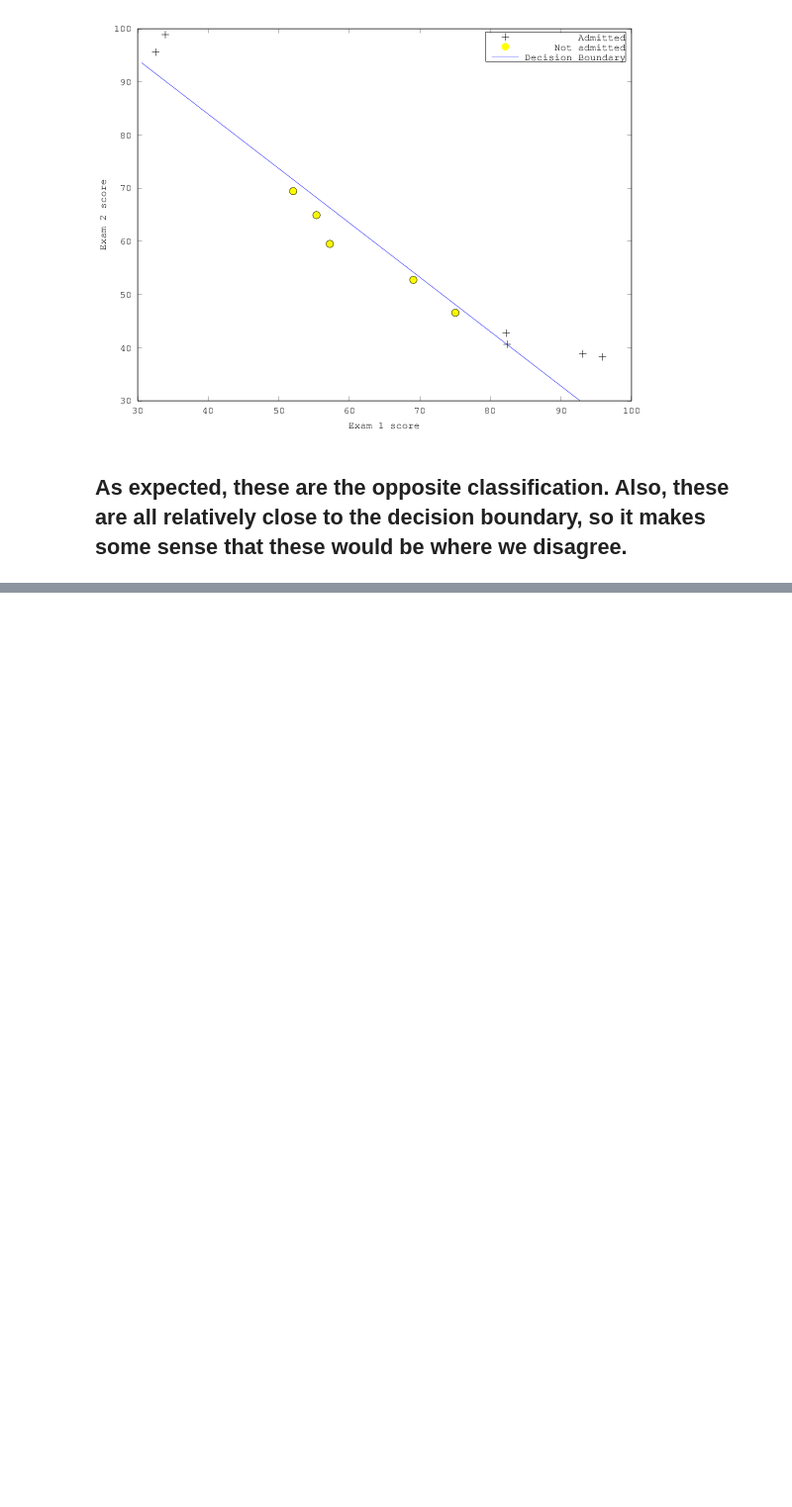
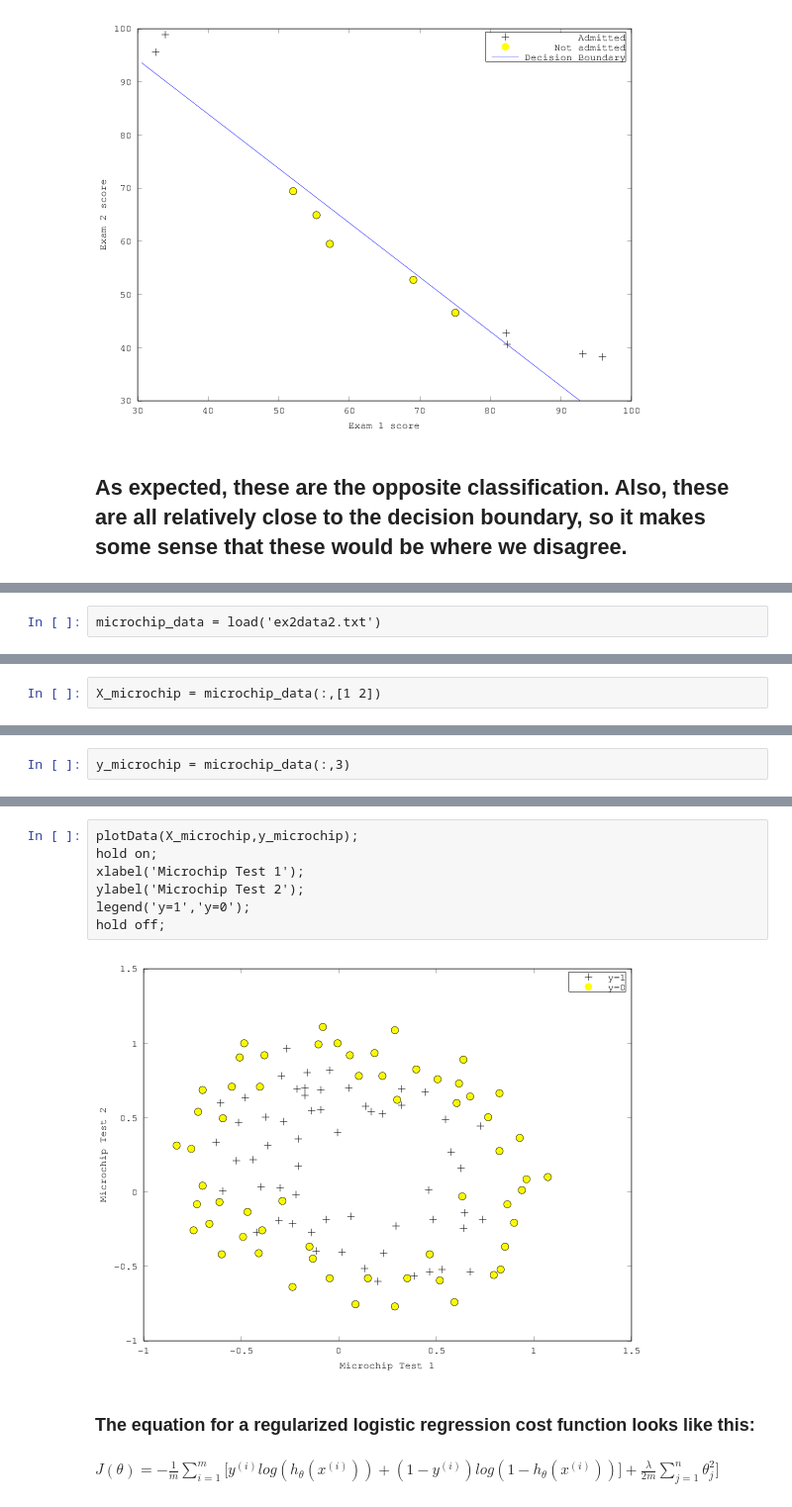
Before and after one commit to flizzer/Coursera_MachineLearning, a Jupyter notebook: ProgrammingAssignments/machine-learning-ex2/ex2/ex2_LogisticRegression.ipynb, the cells around one changed output, grey strips where cells are left out. Shown at 99% size. Cells and saved outputs as stored; diff of their text form; blank space fills up the shorter version.

```diff
--- a/ProgrammingAssignments/machine-learning-ex2/ex2/ex2_LogisticRegression.ipynb
+++ b/ProgrammingAssignments/machine-learning-ex2/ex2/ex2_LogisticRegression.ipynb
@@ -578,0 +583,2 @@ plotDecisionBoundary(theta,X_discrep,X_prime_predictions)
+# %%
+microchip_data = load('ex2data2.txt')
@@ -578,0 +603,2 @@ plotDecisionBoundary(theta,X_discrep,X_prime_predictions)
+# %%
+X_microchip = microchip_data(:,[1 2])
@@ -578,0 +623,2 @@ plotDecisionBoundary(theta,X_discrep,X_prime_predictions)
+# %%
+y_microchip = microchip_data(:,3)
@@ -578,0 +643,13 @@ plotDecisionBoundary(theta,X_discrep,X_prime_predictions)
+# %%
+plotData(X_microchip,y_microchip);
+hold on;
+xlabel('Microchip Test 1');
+ylabel('Microchip Test 2');
+legend('y=1','y=0');
+hold off;
+# %% [output]
+[figure, added]
+# %% [markdown]
+### The equation for a regularized logistic regression cost function looks like this:
+# %% [markdown]
+$J(\theta) = -\frac{1}{m}\displaystyle\sum_{i=1}^{m}\Bigg[y^{(i)}log(h_\theta(x^{(i)})) + (1 - y^{(i)})log(1 - h_\theta(x^{(i)}))\Bigg] + \frac{\lambda}{2m}\displaystyle\sum_{j=1}^{n}\theta_j^2\Bigg]$
```
Also changed, not shown: parts of 11 cells of this notebook, 3 other files.
